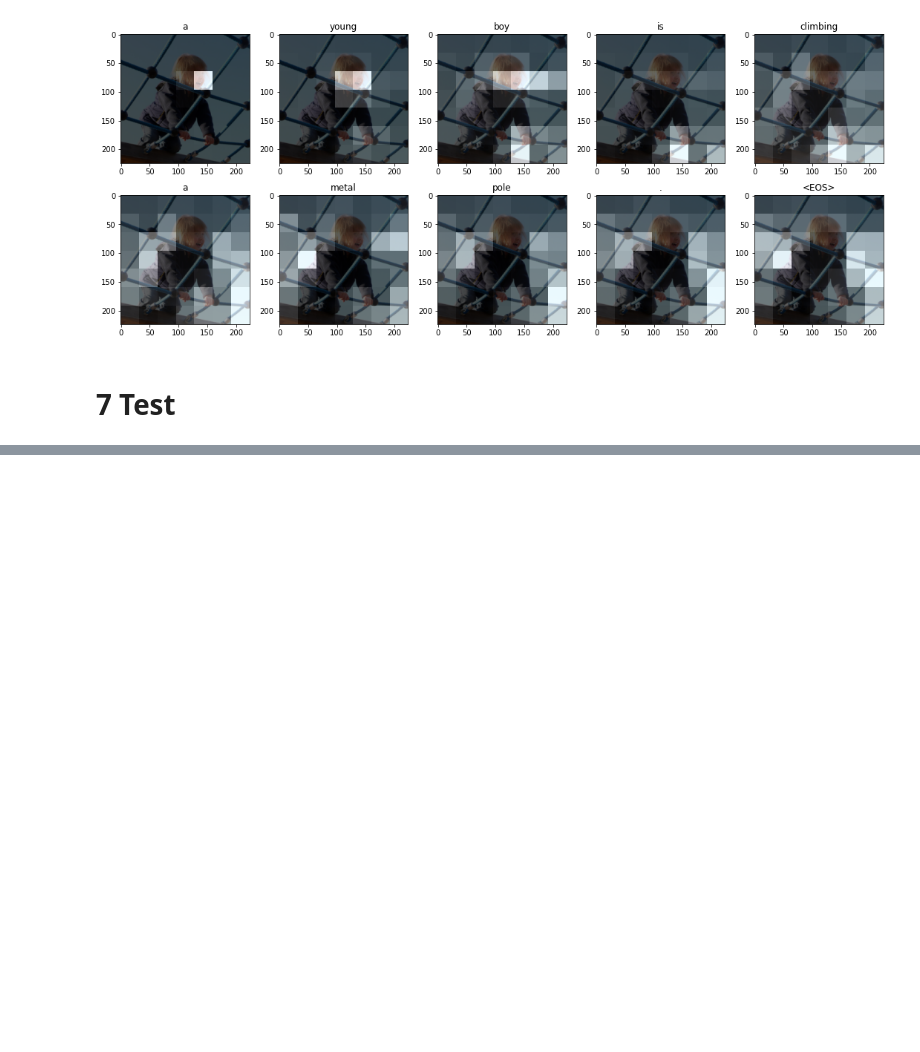
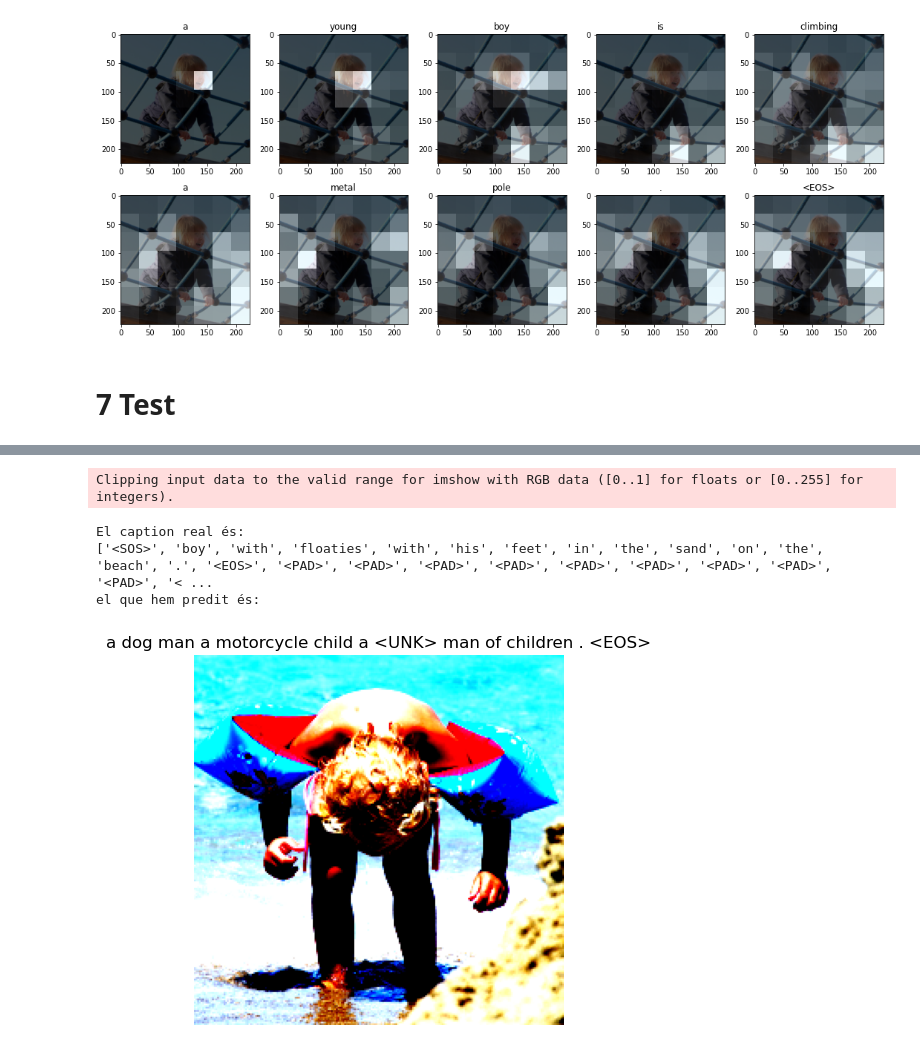
Before and after one commit to DCC-UAB/xnap-project-ed_group_14, a Jupyter notebook: image-captioning-with-attention-pytorch.ipynb, the cells around one changed output, grey strips where cells are left out. Saved outputs shown, nothing was run; the diff lists cells and outputs as text; code cells hidden in the pictures; blank space fills up the shorter version.

```diff
--- a/image-captioning-with-attention-pytorch.ipynb
+++ b/image-captioning-with-attention-pytorch.ipynb
@@ -719,10 +726,17 @@ len(image)
 # %%
-pos = 0
+pos = 100
 print(f'El caption real és:\n{real[pos]},\nel que hem predit és:')
 imagen_individual = image[pos]
 imagen_array = imagen_individual.numpy()
 imagen_array = imagen_array.transpose((1, 2, 0))
 
-plt.imshow(imagen_array,title=predicted[0])
+plt.imshow(imagen_array)
+plt.title(predicted[pos])
 plt.axis('off')
 plt.show()
+# %% [output]
+Clipping input data to the valid range for imshow with RGB data ([0..1] for floats or [0..255] for integers).
+El caption real és:
+['<SOS>', 'boy', 'with', 'floaties', 'with', 'his', 'feet', 'in', 'the', 'sand', 'on', 'the', 'beach', '.', '<EOS>', '<PAD>', '<PAD>', '<PAD>', '<PAD>', '<PAD>', '<PAD>', '<PAD>', '<PAD>', '<PAD>', '< ...
+el que hem predit és:
+[figure, added]
```
Also changed, not shown: parts of 6 cells of this notebook.
